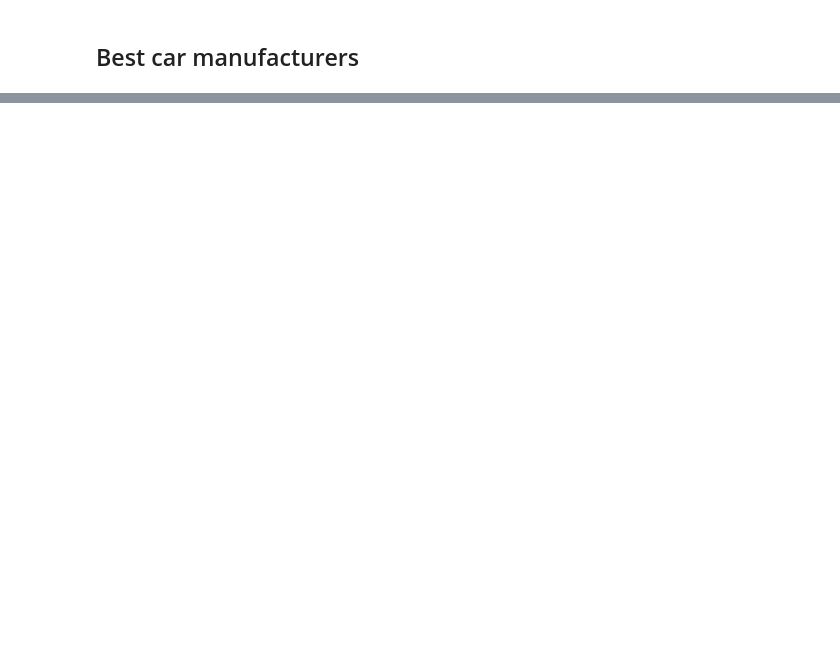
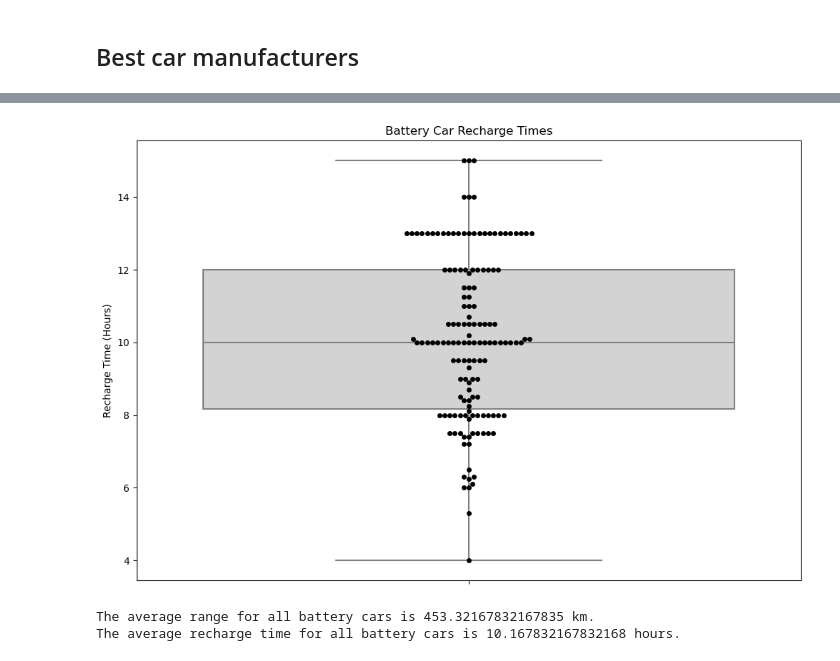
Before and after one commit to inhwamo/datajam2023, a Jupyter notebook: data/consumption_clean/batterynb.ipynb, the cells around one changed output, grey strips where cells are left out. Cells and saved outputs as stored; diff of their text form; code cells hidden in the pictures; blank space fills up the shorter version.

```diff
--- a/data/consumption_clean/batterynb.ipynb
+++ b/data/consumption_clean/batterynb.ipynb
@@ -224,0 +299,22 @@ Top 10 car manufacturers in terms of average range (km):
+# %%
+plt.figure(figsize=(12, 8))
+
+sns.boxplot(data=filtered_battery_cars, y='recharge_time', color='lightgray')
+sns.swarmplot(data=filtered_battery_cars, y='recharge_time', color='black')
+
+plt.title("Battery Car Recharge Times")
+plt.ylabel("Recharge Time (Hours)")
+plt.savefig("times.jpg")
+
+plt.show()
+# %% [output]
+[figure, added]
+# %%
+average_range = filtered_battery_cars['range'].mean()
+average_recharge_time = filtered_battery_cars['recharge_time'].mean()
+
+print(f"The average range for all battery cars is {average_range} km.")
+print(f"The average recharge time for all battery cars is {average_recharge_time} hours.")
+# %% [output]
+The average range for all battery cars is 453.32167832167835 km.
+The average recharge time for all battery cars is 10.167832167832168 hours.
```
Also changed, not shown: parts of 13 cells of this notebook, 19 other files.
